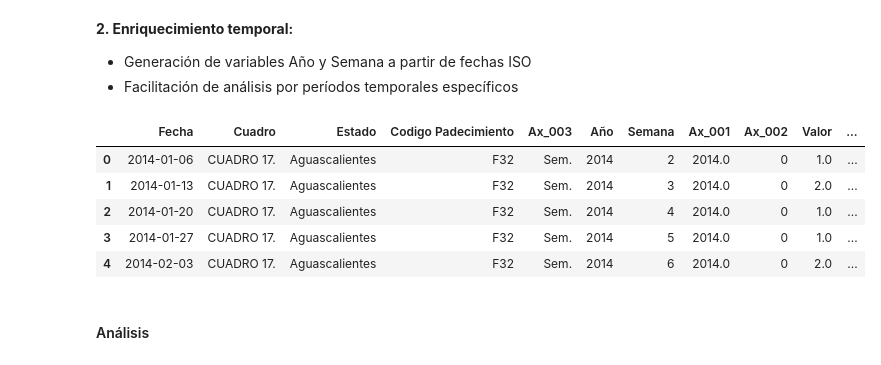
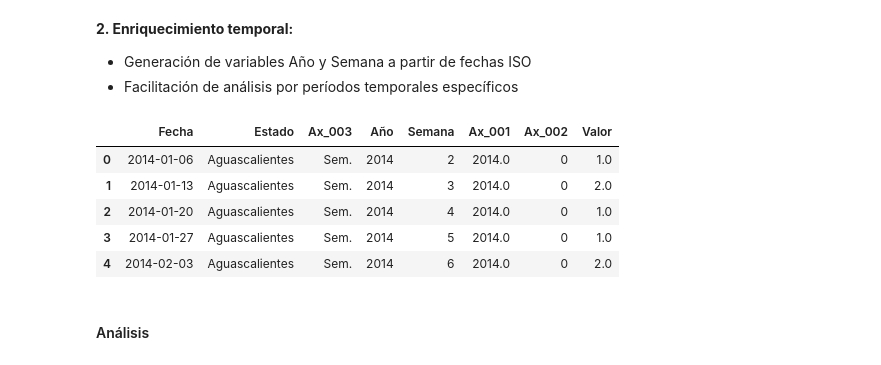
Before and after one commit to AbioticBaton4/proyecto-integrador-mna, a Jupyter notebook: notebooks/exploratory/Avance1.Equipo16(corregido).ipynb, the cells around one changed output. Saved outputs shown, nothing was run; the diff lists cells and outputs as text; code cells hidden in the pictures.

```diff
--- a/notebooks/exploratory/Avance1.Equipo16.ipynb
+++ b/notebooks/exploratory/Avance1.Equipo16(corregido).ipynb
@@ -219,8 +226,9 @@ df['Codigo Padecimiento'] = df['Padecimiento'].str.extract(r'REV\.(.*)')
 # %%
 # Eliminar las columnas que tengan el prefijo "No" (Columnas Vacías)
 df = df.loc[:, ~df.columns.str.startswith('No')]
-# Eliminar la columna Pag.
-df.drop(columns='Pag.', inplace=True)
+
+# Eliminar la columna Pag. Cuadro, Padecimiento y Codigo Padecimiento
+df.drop(columns=['Pag.','Cuadro', 'Padecimiento', 'Codigo Padecimiento'], inplace=True)
 # %%
 df.head(5)
 # %% [output]
@@ -241,5 +249,5 @@ En esta sección realizaremos un análisis exhaustivo para detectar y cuantifica
 # %%
-columnas_grupo = ['Cuadro', 'Estado', 'Codigo Padecimiento', 'Ax_003']
+columnas_grupo = ['Estado', 'Ax_003']
 combinaciones_unicas = df[columnas_grupo].drop_duplicates()
 print(f'Total de combinaciones únicas: {len(combinaciones_unicas):}')
 print('Primeras 10 combinaciones únicas:')
@@ -409,7 +417,7 @@ df_completo = df_completo.drop(columns="Combo")
 
 # Unir con tu df original
 df_merge = df_completo.merge(
-    df, on=["Fecha", "Cuadro", "Estado", "Ax_003", "Codigo Padecimiento"], how="left"
+    df, on=["Fecha", "Estado", "Ax_003"], how="left"
 )
 
 # Filtrar los registros faltantes
@@ -436,17 +444,18 @@ df_final.drop(columns=['Padecimiento_ref'], inplace=True)
 - Generación de variables Año y Semana a partir de fechas ISO
 - Facilitación de análisis por períodos temporales específicos
 # %%
-df_final["Año"] = df_final["Fecha"].dt.isocalendar().year
-df_final["Semana"] = df_final["Fecha"].dt.isocalendar().week
+df_merge["Año"] = df_merge["Fecha"].dt.isocalendar().year
+df_merge["Semana"] = df_merge["Fecha"].dt.isocalendar().week
 # %%
+df_final = df_merge.copy()
 df_final.head()
 # %% [output]
-|  | Fecha | Cuadro | Estado | Codigo Padecimiento | Ax_003 | Año | Semana | Ax_001 | Ax_002 | Valor | ... |
-| 0 | 2014-01-06 | CUADRO 17. | Aguascalientes | F32 | Sem. | 2014 | 2 | 2014.0 | 0 | 1.0 | ... |
-| 1 | 2014-01-13 | CUADRO 17. | Aguascalientes | F32 | Sem. | 2014 | 3 | 2014.0 | 0 | 2.0 | ... |
-| 2 | 2014-01-20 | CUADRO 17. | Aguascalientes | F32 | Sem. | 2014 | 4 | 2014.0 | 0 | 1.0 | ... |
-| 3 | 2014-01-27 | CUADRO 17. | Aguascalientes | F32 | Sem. | 2014 | 5 | 2014.0 | 0 | 1.0 | ... |
-| 4 | 2014-02-03 | CUADRO 17. | Aguascalientes | F32 | Sem. | 2014 | 6 | 2014.0 | 0 | 2.0 | ... |
+|  | Fecha | Estado | Ax_003 | Año | Semana | Ax_001 | Ax_002 | Valor |
+| 0 | 2014-01-06 | Aguascalientes | Sem. | 2014 | 2 | 2014.0 | 0 | 1.0 |
+| 1 | 2014-01-13 | Aguascalientes | Sem. | 2014 | 3 | 2014.0 | 0 | 2.0 |
+| 2 | 2014-01-20 | Aguascalientes | Sem. | 2014 | 4 | 2014.0 | 0 | 1.0 |
+| 3 | 2014-01-27 | Aguascalientes | Sem. | 2014 | 5 | 2014.0 | 0 | 1.0 |
+| 4 | 2014-02-03 | Aguascalientes | Sem. | 2014 | 6 | 2014.0 | 0 | 2.0 |
 # %% [markdown]
 #### Análisis
 # %% [markdown]
```
Also changed, not shown: parts of 26 cells of this notebook, 1 other file.
